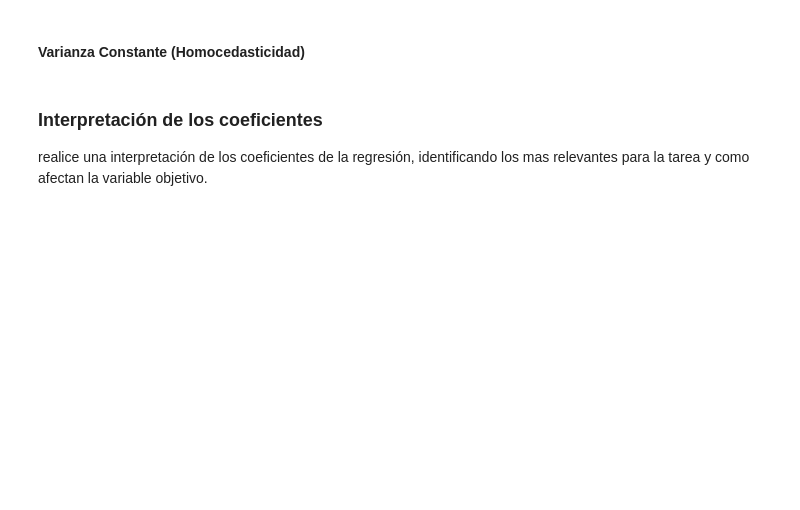
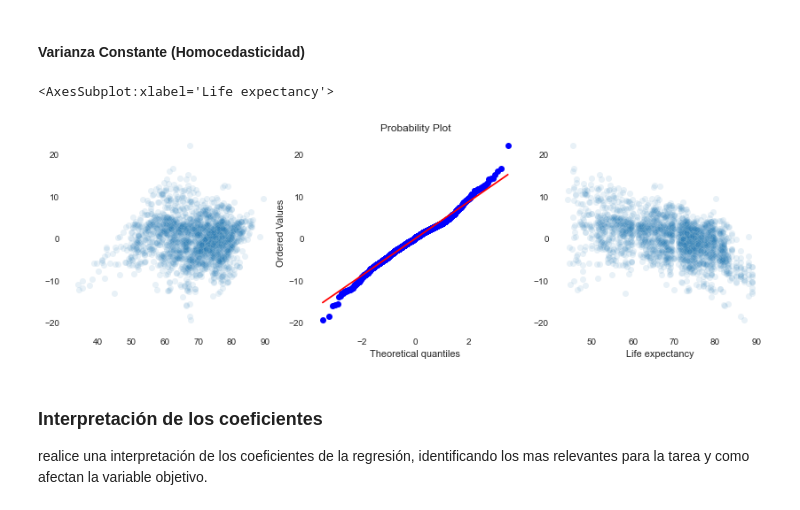
Before and after one commit to sofiaalvarezlopez/BI-Lab3, a Jupyter notebook: Lab3-BI.ipynb, the cells around one changed output. Drawn from its saved outputs; the diff is of its cells as text; code cells hidden in the pictures; blank space fills up the shorter version.

```diff
--- a/Lab3-BI.ipynb
+++ b/Lab3-BI.ipynb
@@ -847,5 +954,24 @@ ax = sns.boxplot(data= datos[['Life expectancy']], orient="h")
 # %% [markdown]
 #### Varianza Constante (Homocedasticidad)
+# %%
+# Visualizamos nuestros datos
+# Revisamos las graficas
+
+# Calculamos los errores
+errors = (p3.predict(X) - y).values
+
+fig, axes = plt.subplots(1, 3, figsize = (14,4))
+
+# Dispersión
+sns.scatterplot(x = p3.predict(X), y = errors, alpha = 0.1, ax = axes[0])
+
+# q-q plot
+_ = stats.probplot(errors, dist="norm", plot=axes[1])
+
+sns.scatterplot(data  = datos, x = 'Life expectancy', y = errors, alpha = 0.1, ax = axes[2])
+# %% [output]
+<AxesSubplot:xlabel='Life expectancy'>
+[figure, added]
 # %% [markdown]
 ### Interpretación de los coeficientes
 realice una interpretación de los coeficientes de la regresión, identificando los mas relevantes para la tarea y como afectan la variable objetivo.
```
Also changed, not shown: parts of 24 cells of this notebook.
